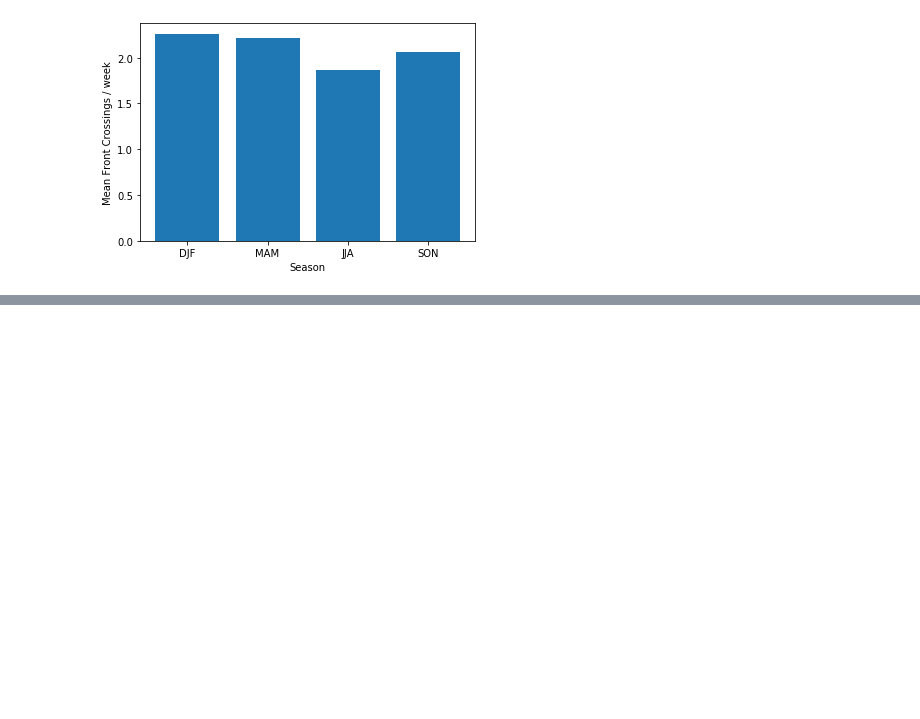
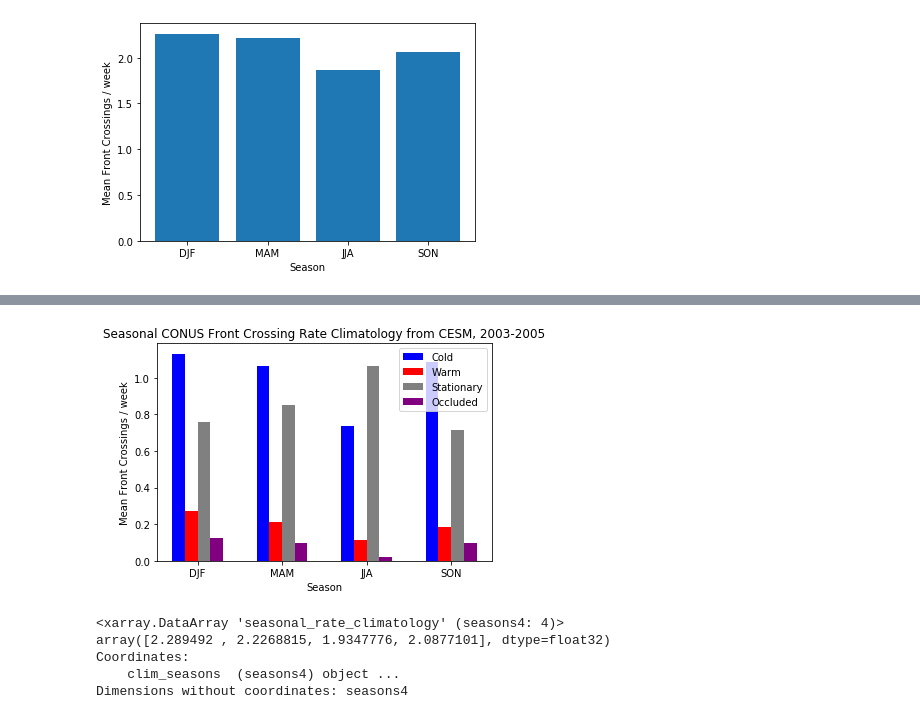
Before and after one commit to katiedagon/ML-extremes, a Jupyter notebook: notebooks/FrontsAnalysis_crossingrates.ipynb, the cells around one changed output, grey strips where cells are left out. Saved outputs shown, nothing was run; the diff lists cells and outputs as text; code cells hidden in the pictures; blank space fills up the shorter version.

```diff
--- a/notebooks/FrontsAnalysis_crossingrates.ipynb
+++ b/notebooks/FrontsAnalysis_crossingrates.ipynb
@@ -108,0 +182,4 @@ ax.legend();
+# %%
+#rates_fronts_subset = xr.open_dataset(file_path+rates_file_viaPoly_subset)
+rates_fronts_subset = xr.open_dataset(file_path+rates_file_subset)
+rates_fronts_subset
@@ -108,0 +204,43 @@ ax.legend();
+# %%
+srates_clim_subset = rates_fronts_subset.seasonal_rate_climatology
+# %%
+# approx. lat/lon here to get a CONUS rectangular region
+srates_clim_subset_CONUS = srates_clim_subset.sel(lat=slice(26,50), lon=slice(235,292)) # CESM grid lons
+#srates_clim_subset_CONUS = srates_clim_subset.sel(lat=slice(26,50), lon=slice(-125, -68)) # MERRA2 grid lons
+# %%
+srates_clim_subset_CONUS_mean_wk = srates_clim_subset_CONUS.mean(("lon","lat"))*7 # convert counts/day to counts/wk
+# %%
+fig, ax = plt.subplots()
+
+w = 0.15
+labels = ['DJF', 'MAM', 'JJA', 'SON']
+nseason = len(labels)
+x = np.arange(nseason)  # the label locations
+
+position = x + (w*(1-nseason)/2) + 0*w
+ax.bar(position, srates_clim_subset_CONUS_mean_wk[:,0], width=w, label="Cold", color='blue')
+position = x + (w*(1-nseason)/2) + 1*w
+ax.bar(position, srates_clim_subset_CONUS_mean_wk[:,1], width=w, label="Warm", color='red')
+position = x + (w*(1-nseason)/2) + 2*w
+ax.bar(position, srates_clim_subset_CONUS_mean_wk[:,2], width=w, label="Stationary", color='grey')
+position = x + (w*(1-nseason)/2) + 3*w
+ax.bar(position, srates_clim_subset_CONUS_mean_wk[:,3], width=w, label="Occluded", color='purple')
+
+ax.set_title('Seasonal CONUS Front Crossing Rate Climatology from CESM, 2003-2005')
+ax.set_ylabel('Mean Front Crossings / week')
+ax.set_xlabel('Season')
+ax.set_xticks(x)
+ax.set_xticklabels(labels)
+
+ax.legend();
+# %% [output]
+[figure, added]
+# %%
+# sum along front types (leaving none type out)
+srates_clim_subset_CONUS_mean_wk[:,:4].sum("front")
+# %% [output]
+<xarray.DataArray 'seasonal_rate_climatology' (seasons4: 4)>
+array([2.289492 , 2.2268815, 1.9347776, 2.0877101], dtype=float32)
+Coordinates:
+    clim_seasons  (seasons4) object ...
+Dimensions without coordinates: seasons4
```
Also changed, not shown: parts of 50 cells of this notebook, 10 other files.
